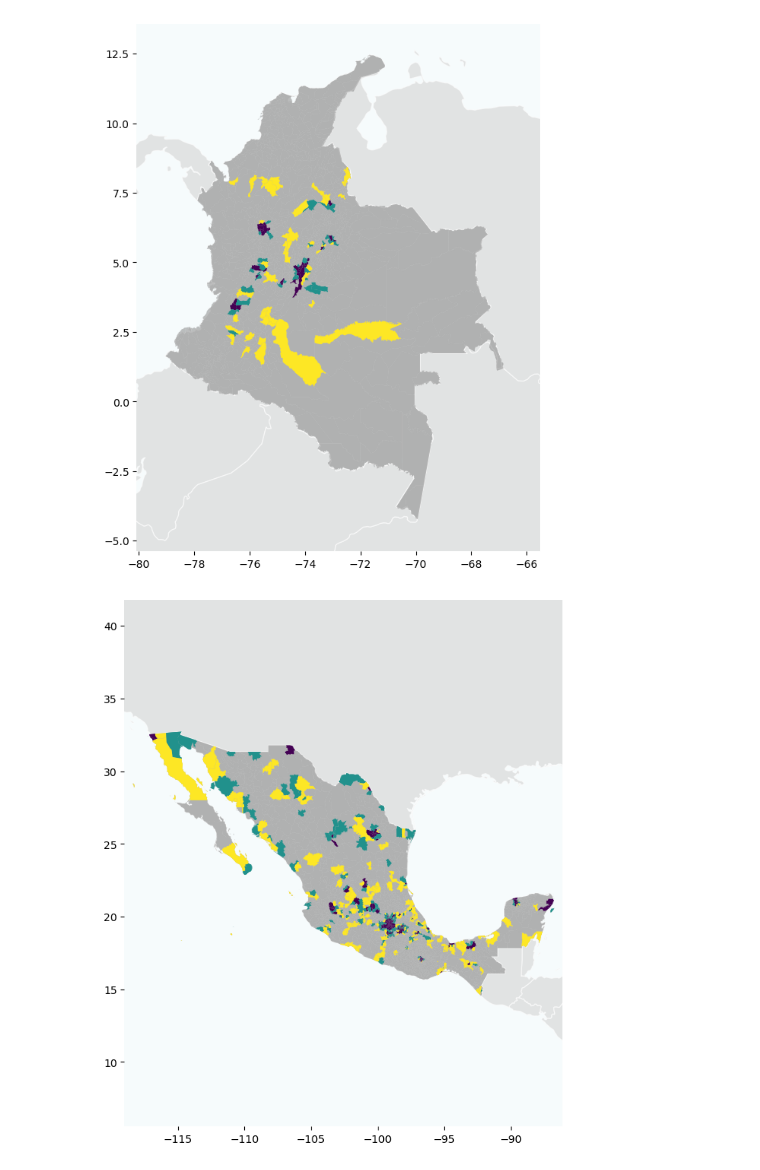
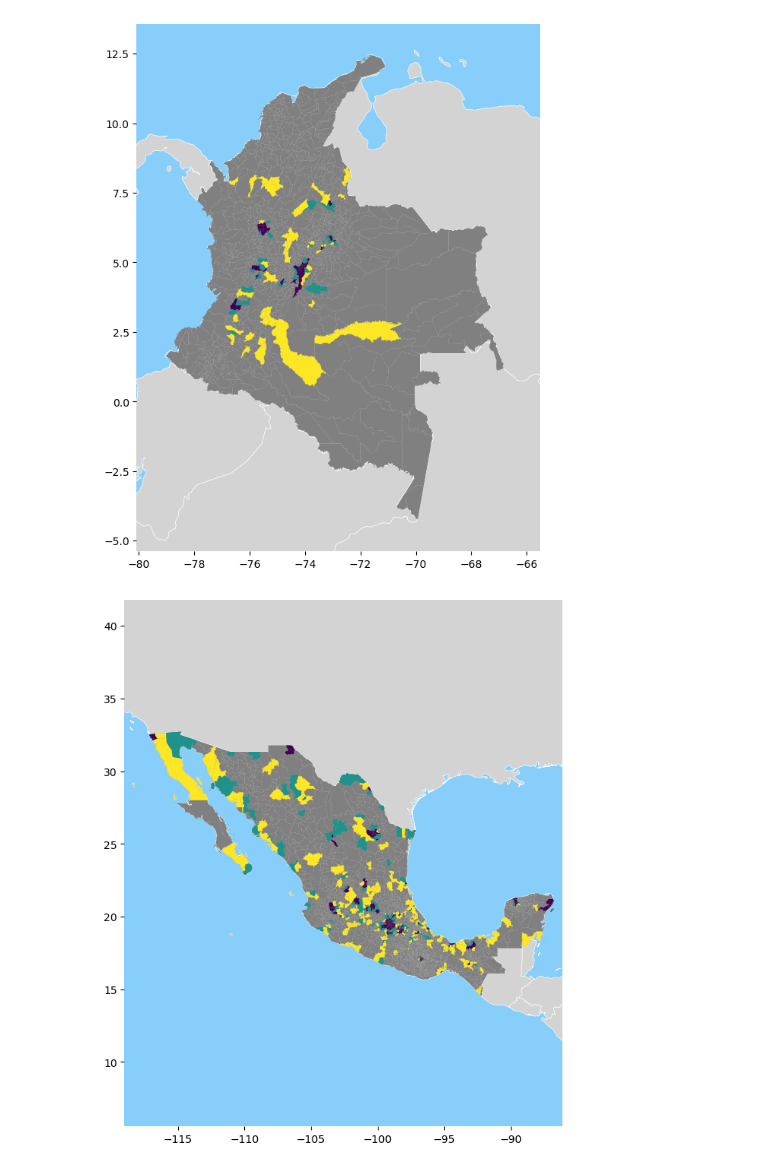
Before and after one commit to carmen-cabrera/latin-mobility-covid, a Jupyter notebook: code/Maps-admin.ipynb, the cells around one changed output. Saved outputs shown, nothing was run; the diff lists cells and outputs as text; code cells hidden in the pictures.

```diff
--- a/code/Maps-admin.ipynb
+++ b/code/Maps-admin.ipynb
@@ -141,6 +143,7 @@ gdf_admin_mov = gdf_admin_mov.sort_values(by = ['rdi'], ascending=True).reset_in
 fig,ax = plt.subplots(figsize=(10,9))
 
 ax.set_facecolor((.678, .847, .902, 0.1))
+ax.set_facecolor('lightskyblue')
 
 ax.spines['bottom'].set_linewidth(0)
 ax.spines['top'].set_linewidth(0)
@@ -153,9 +156,9 @@ bbox = gdf_admin_mov.total_bounds
 ax.set_xlim([bbox[0] - (bbox[2]-bbox[0])*(0.5), bbox[2] + (bbox[2]-bbox[0])*0.78])
 ax.set_ylim([bbox[1] - (bbox[3]-bbox[1])*0.75, bbox[3] + (bbox[3]-bbox[1])*0.65])
 
-gdf_shape_world.plot(color = 'lightgray', alpha=0.6, edgecolor='white', lw=1, ax=ax, zorder=1)
-gdf_shape_country.plot(color = 'gray', alpha=0.5, edgecolor='None', lw=.0, ax=ax, zorder=2)
-gdf_shape_country.plot(color = 'None', alpha=0.5, edgecolor='white', lw=.001, ax=ax, zorder=3)
+gdf_shape_world.plot(color = 'lightgray', alpha=1, edgecolor='white', lw=.5, ax=ax, zorder=1)
+gdf_shape_country.plot(color = 'gray', alpha=1, edgecolor='None', lw=.0, ax=ax, zorder=2)
+# gdf_shape_country.plot(color = 'None', alpha=0.5, edgecolor='white', lw=.001, ax=ax, zorder=3)
 gdf_admin_mov.plot(column='rdi', cmap='viridis', scheme='quantiles', k=3, ax=ax, zorder=4)
 
 points = gpd.GeoSeries(
@@ -169,7 +172,7 @@ plt.savefig(wd + '/plots/figure-maps/' + country + '_map_noscalebar.pdf', bbox_i
 
 plt.show()
 # %% [output]
-[figure, old version]
+[figure, new version]
 # %%
 country = "MEX"
 country_full = "mexico"
@@ -180,35 +183,36 @@ gdf_admin_mov = gpd.read_file(wd + '/data/outputs/' + country + '/gdf_' + countr
 gdf_admin_mov = gdf_admin_mov.sort_values(by = ['rdi'], ascending=True).reset_index(drop=True)
 
 
 fig,ax = plt.subplots(figsize=(10,9))
 
-ax.set_facecolor((.678, .847, .902, 0.1))
+# ax.set_facecolor((.678, .847, .902, 0.1))
+ax.set_facecolor('lightskyblue')
 
 ax.spines['bottom'].set_linewidth(0)
 ax.spines['top'].set_linewidth(0)
 ax.spines['left'].set_linewidth(0)
 ax.spines['right'].set_linewidth(0)
 
 # ax.tick_params(axis = 'both', which = 'both', width = 0, length = 0, color = 'k', labelbottom=False, labelleft=False)
 
 bbox = gdf_admin_mov.total_bounds
 ax.set_xlim([bbox[0] - (bbox[2]-bbox[0])*(0.02), bbox[2] + (bbox[2]-bbox[0])*0.02])
 ax.set_ylim([bbox[1] - (bbox[3]-bbox[1])*0.5, bbox[3] + (bbox[3]-bbox[1])*0.5])
 
-gdf_shape_world.plot(color = 'lightgray', alpha=0.6, edgecolor='white', lw=1, ax=ax, zorder=1)
-gdf_shape_country.plot(color = 'gray', alpha=0.5, edgecolor='None', lw=.0, ax=ax, zorder=2)
-gdf_shape_country.plot(color = 'None', alpha=0.5, edgecolor='white', lw=.001, ax=ax, zorder=3)
+gdf_shape_world.plot(color = 'lightgray', alpha=1, edgecolor='white', lw=.5, ax=ax, zorder=1)
+gdf_shape_country.plot(color = 'gray', alpha=1, edgecolor='None', lw=.0, ax=ax, zorder=2)
+# gdf_shape_country.plot(color = 'None', alpha=0.5, edgecolor='white', lw=.001, ax=ax, zorder=3)
 gdf_admin_mov.plot(column='rdi', cmap='viridis', scheme='quantiles', k=3, ax=ax, zorder=4)
 
 points = gpd.GeoSeries(
     [Point(-73.5, 40.5), Point(-74.5, 40.5)], crs=4326
 )  # Geographic WGS 84 - degrees
 points = points.to_crs(3857)  # Projected WGS 84 - meters
 distance_meters = points[0].distance(points[1])
 # ax.add_artist(ScaleBar(distance_meters, location="lower right"))
 
 plt.savefig(wd + '/plots/figure-maps/' + country + '_map_noscalebar.pdf', bbox_inches = 'tight')
 
 plt.show()
 # %% [output]
-[figure, old version]
+[figure, new version]
```
Also changed, not shown: parts of 2 cells of this notebook, 25 other files.
